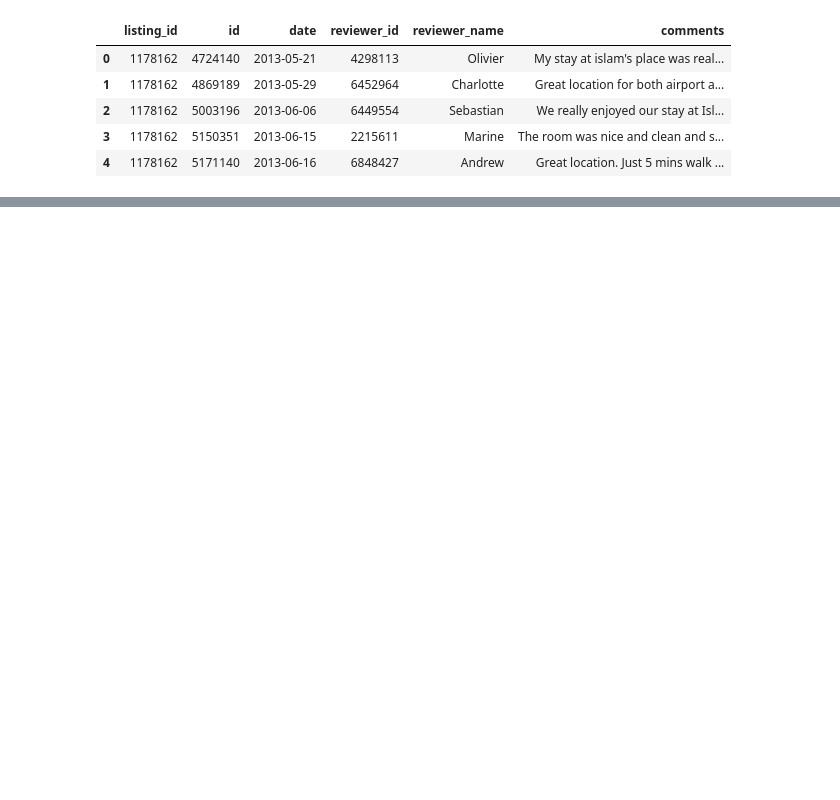
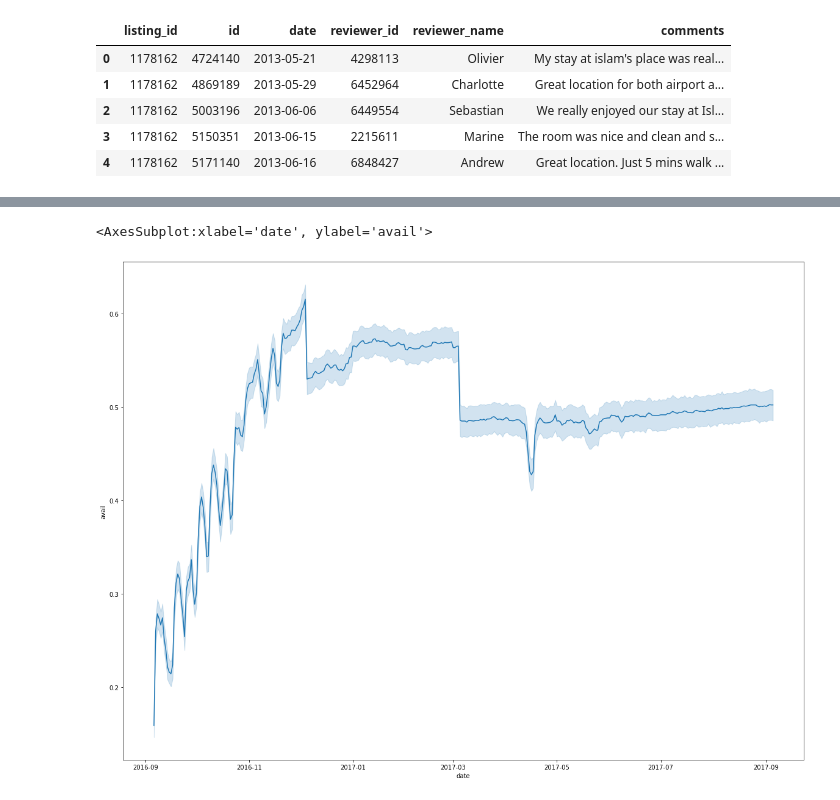
Before and after one commit to kylemfspurgeon/AirBnB_Udacity, a Jupyter notebook: AirBnB_exploration.ipynb, the cells around one changed output, grey strips where cells are left out. Saved outputs shown, nothing was run; the diff lists cells and outputs as text; code cells hidden in the pictures; blank space fills up the shorter version.

```diff
--- a/AirBnB_exploration.ipynb
+++ b/AirBnB_exploration.ipynb
@@ -14,0 +72,3 @@ s_list=pd.read_csv('SeattleData/listings.csv')
+# %%
+b_cal['avail'] = b_cal.available.apply(lambda x: True if x=='t' else False)
+b_cal.tail()
@@ -66,0 +171,6 @@ array(['f', 't'], dtype=object)
+# %%
+sns.lineplot(data=b_cal, x='date', y='avail')
+#sns.lineplot(data=b_cal, x='date',y='price')
+# %% [output]
+<AxesSubplot:xlabel='date', ylabel='avail'>
+[figure, added]
```
Also changed, not shown: parts of 35 cells of this notebook.
